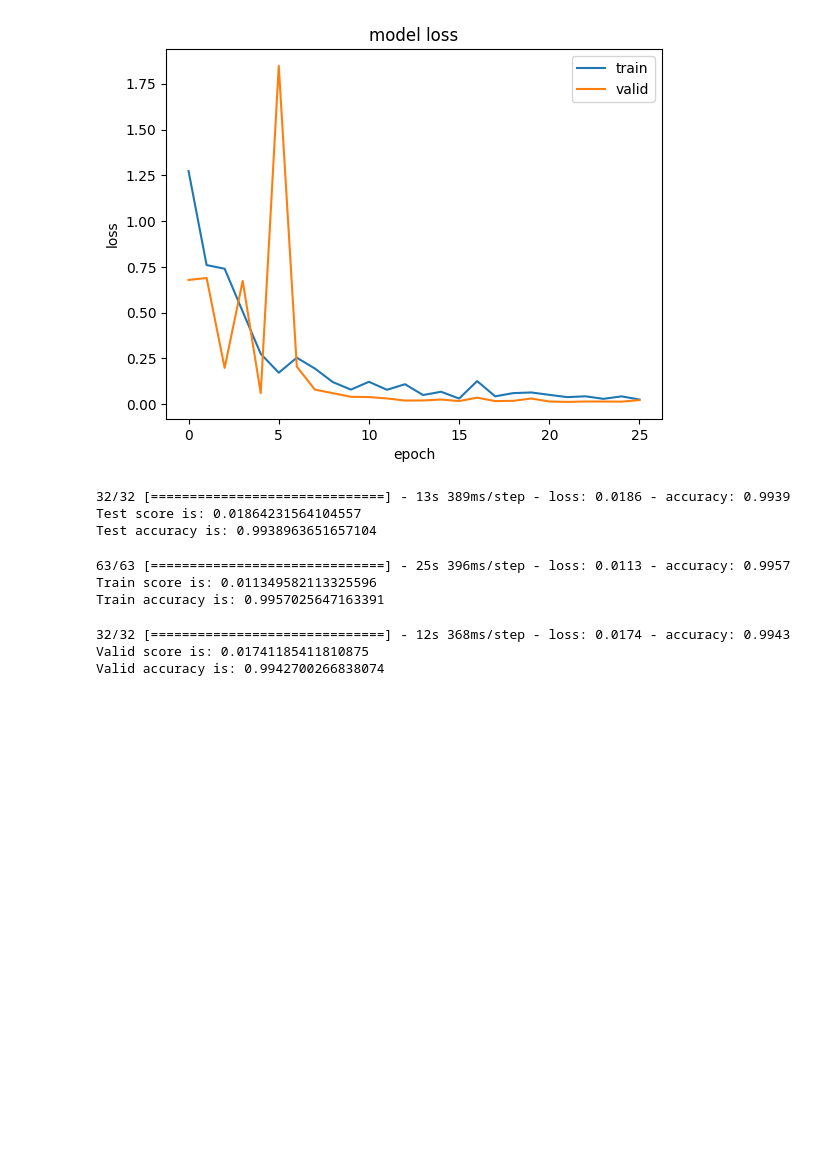
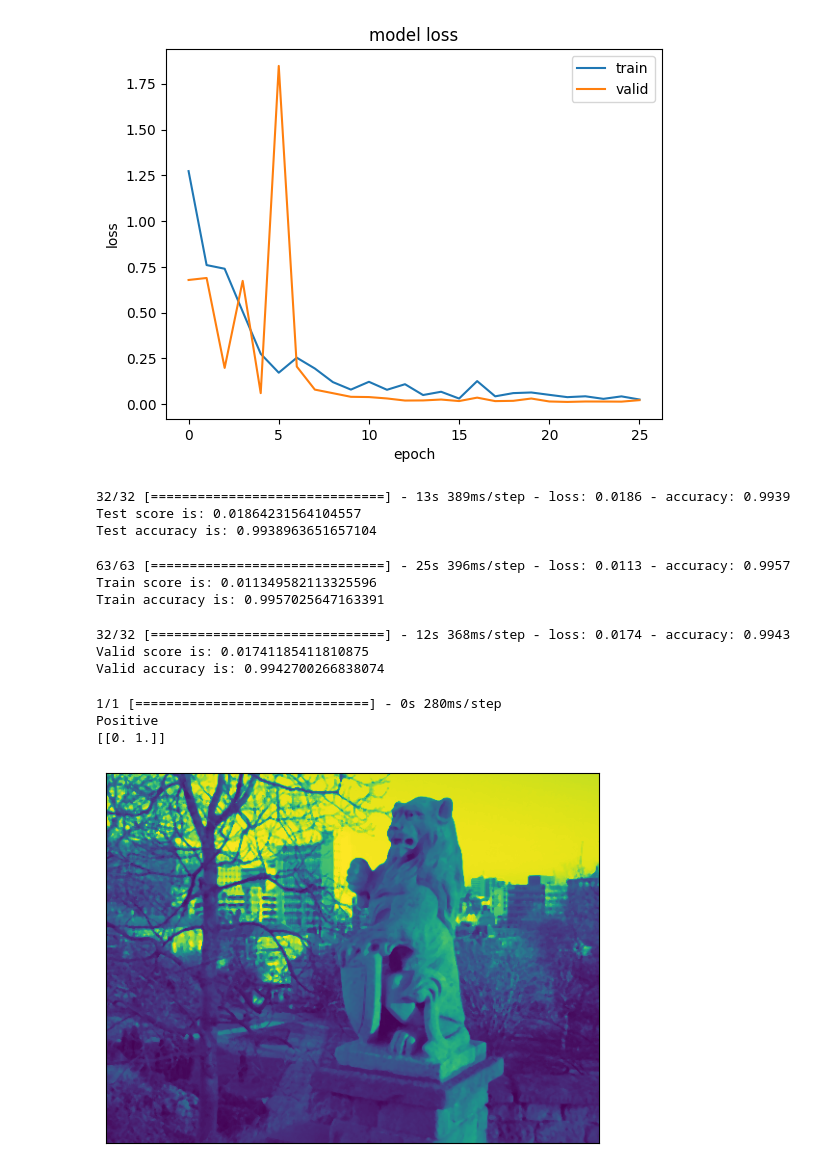
Before and after one commit to mkreman/Median-Filtering-Forensics-Based-on-Convlutional-Neural-Network, a Jupyter notebook: Model_Improved.ipynb, the cells around one changed output. Cells and saved outputs as stored; diff of their text form; code cells hidden in the pictures; blank space fills up the shorter version.

```diff
--- a/Model_Improved.ipynb
+++ b/Model_Improved.ipynb
@@ -882,3 +881,32 @@ Valid accuracy is: 0.9942700266838074
 [os.makedirs(saved_model_path) if os.path.exists(saved_model_path) is False else None]
 if os.path.isfile(os.path.join(saved_model_path, 'combined_2_model.h5')) is False:
     combined_2_model.save(os.path.join(saved_model_path, 'combined_2_model.h5'))
+# %%
+# loading the model
+combined_2_model = load_model(os.path.join(saved_model_path, 'combined_2_model.h5'), compile=False)
+# %%
+# Prediction on a single image
+I = cv2.imread('mf3-ucid00010.png', 0)
+image = I.copy()
+np.clip(I, 0, 255, out=I)
+I.astype('uint8')
+I = cv2.medianBlur(I, 3)          # MP3 filtered data
+I = cv2.medianBlur(I, 3) - I
+shape = I.shape
+I = I[shape[0]//2-32:shape[0]//2+32, shape[1]//2-32:shape[1]//2+32]
+I = I.reshape(1, 64, 64, 1)
+
+plt.imshow(image)
+plt.xticks([]); plt.yticks([])
+
+prediction = np.round(combined_2_model.predict(I))
+if prediction[0][0] == 0:
+    print('Positive')
+else:
+    print('Negative')
+print(prediction)
+# %% [output]
+1/1 [==============================] - 0s 280ms/step
+Positive
+[[0. 1.]]
+[figure, added]
```
Also changed, not shown: parts of 8 cells of this notebook, 6 other files.
